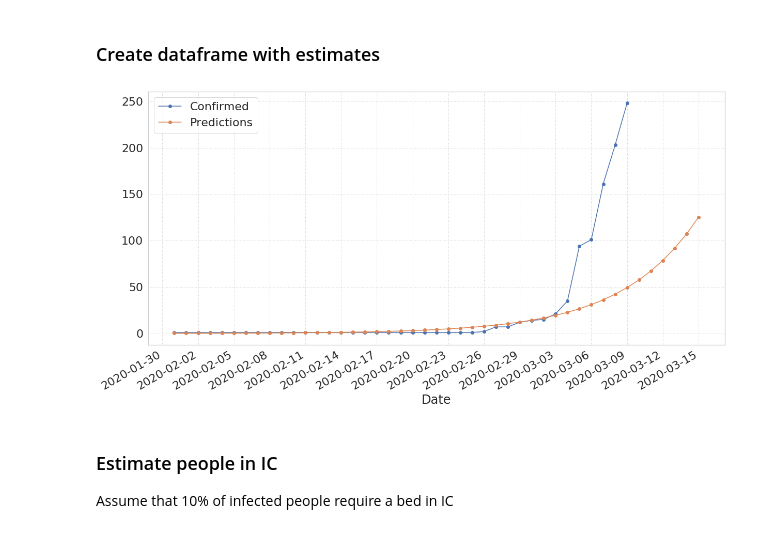
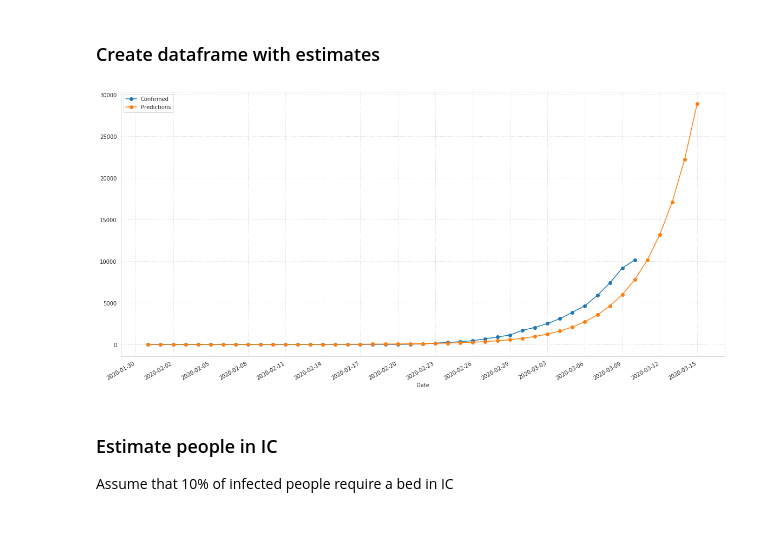
Before and after one commit to matteobarbieri/covid2019-data-analysis, a Jupyter notebook: notebooks/projections_covid2019_italy.ipynb, the cells around one changed output. Cells and saved outputs as stored; diff of their text form; code cells hidden in the pictures.

```diff
--- a/notebooks/projections_covid2019_italy.ipynb
+++ b/notebooks/projections_covid2019_italy.ipynb
@@ -77,12 +77,16 @@ array(['Mainland China', 'Others', 'South Korea', 'Japan', 'Singapore',
 # %%
-# country_name = "Italy"
-country_name = "Sweden"
+country_name = "Italy"
+ESTIMATED_IC_CAPACITY = 5000
 
-ESTIMATED_IC_CAPACITY = 1000
+# country_name = "Sweden"
+# ESTIMATED_IC_CAPACITY = 1000
 # %%
 # Get data for a single country, sorted by date
 
 country_df = world_df[world_df['Country/Region'] == country_name].sort_values(by='Date')
+
+# Estimate a reasonable value for Y tick given the maximum number of cases
+Y_GRID_TICK = 10**int(np.log10(country_df['Confirmed'].max()))/2
 # %%
 # Uncomment to check data for a specific day
 
@@ -125,5 +129,5 @@ from sklearn.linear_model import LinearRegression
 # Set range of data to build model
 
 # It might make sense to skip part of the initial points, when the exponential trend was still not evident
-RANGE_START = 4
-RANGE_END = 39
+RANGE_START = 0
+RANGE_END = None
@@ -145,19 +153,19 @@ df_estimates = pd.DataFrame({"Date": estimate_dates, "Predictions": estimate_cas
 # %%
 ax = plt.gca()
 
 country_df.plot(x='Date', y=["Confirmed"], figsize=(20,10), ax=ax, marker='o')
 df_estimates.plot(x='Date', y=["Predictions"], figsize=(20,10), ax=ax, marker='o')
 
 
-# ax.yaxis.set_major_locator(ticker.MultipleLocator(1000))
+ax.yaxis.set_major_locator(ticker.MultipleLocator(Y_GRID_TICK))
 ax.xaxis.set_major_locator(ticker.MultipleLocator(3))
 
 # Use lines below in case you want to highlight a specific date/value
 
 # ax.axhline(9172, 0, 1, ls=':', color='red')
 # ax.axvline("2020-03-09", 0, 1, ls=':', color='red')
 # %% [output]
-[figure, old version]
+[figure, new version]
 # %% [markdown]
 ### Estimate people in IC
 
```
Also changed, not shown: parts of 11 cells of this notebook.
